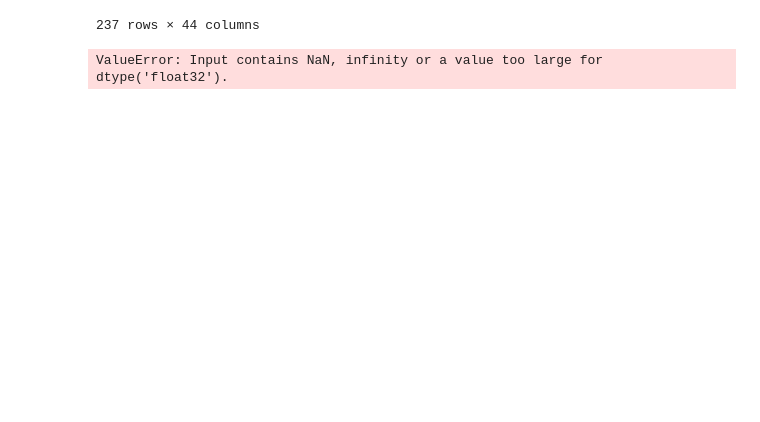
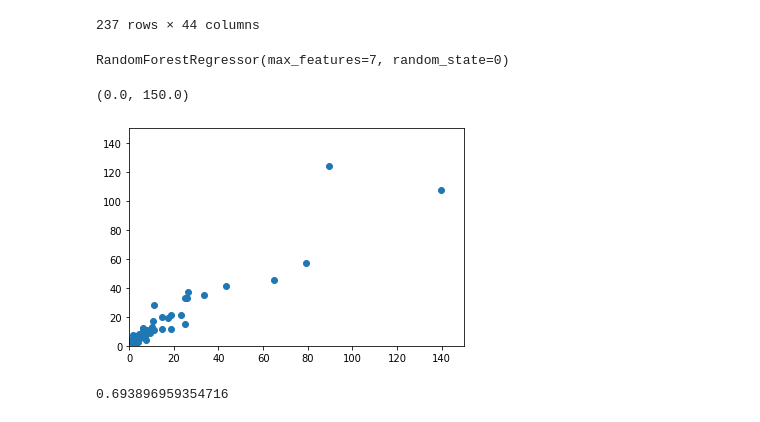
Before and after one commit to narslab/msa-emission-typologies, a Jupyter notebook: bin/jupyter/explanatory-plots.ipynb, the cells around one changed output. Saved outputs shown, nothing was run; the diff lists cells and outputs as text; code cells hidden in the pictures; blank space fills up the shorter version.

```diff
--- a/bin/jupyter/explanatory-plots.ipynb
+++ b/bin/jupyter/explanatory-plots.ipynb
@@ -151,6 +153,8 @@ for column in cols_to_plot.columns:
 [figure]
 # %%
 X = cols_to_plot2
+# %%
+X = X.fillna(value=-999)
 # %%
 X.head()
 # %% [output]
@@ -204,4 +208,17 @@ X_train
 # %%
 rf.fit(X_train, y_train)
 # %% [output]
-ValueError: Input contains NaN, infinity or a value too large for dtype('float32').
+RandomForestRegressor(max_features=7, random_state=0)
+# %%
+y_pred = rf.predict(X_test)
+# %%
+plt.scatter(y_test, y_pred)
+plt.ylim(0, 150)
+plt.xlim(0, 150)
+# %% [output]
+(0.0, 150.0)
+[figure, added]
+# %%
+mean_absolute_percentage_error(y_test, y_pred)
+# %% [output]
+0.693896959354716
```
Also changed, not shown: parts of 5 cells of this notebook, 1 other file.
